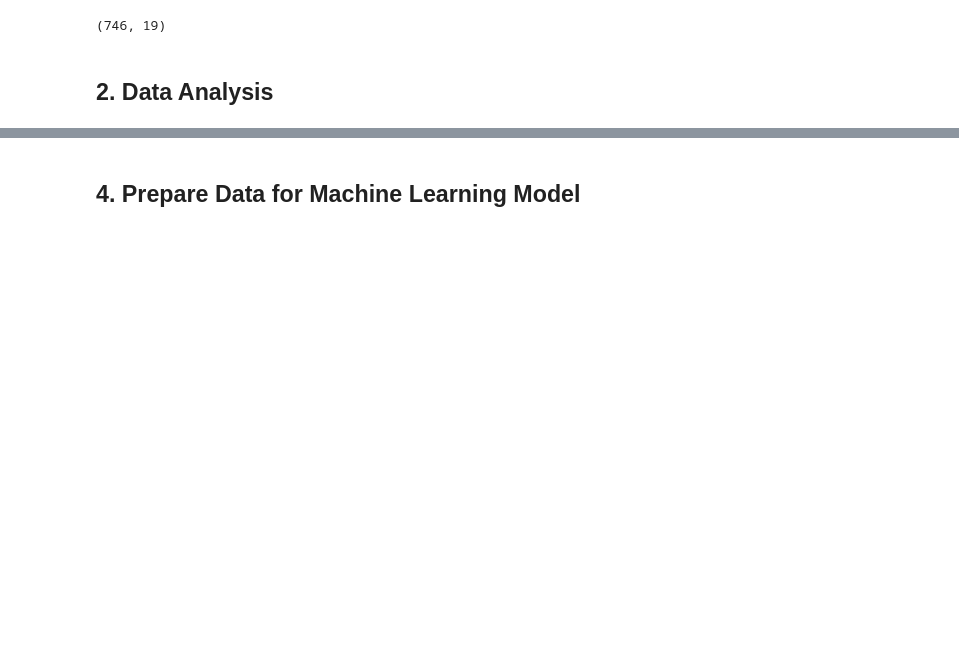
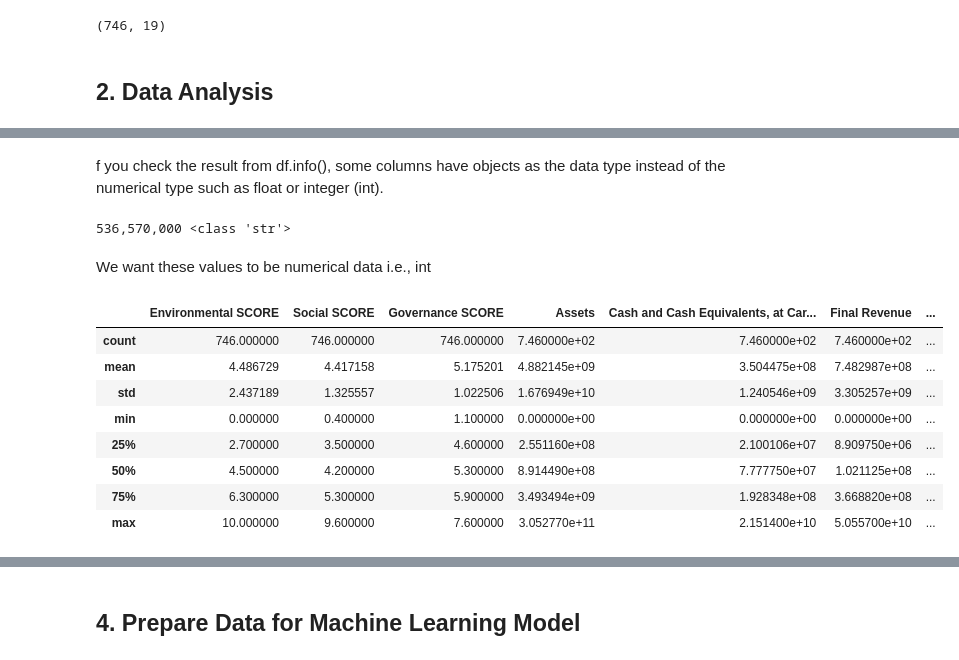
Before and after one commit to P-Ras/IFTE0014, a Jupyter notebook: Week7/ML_Predict_ESG_Stock.ipynb, the cells around one changed output, grey strips where cells are left out. Drawn from its saved outputs; the diff is of its cells as text; code cells hidden in the pictures; blank space fills up the shorter version.

```diff
--- a/Week7/ML_Predict_ESG_Stock.ipynb
+++ b/Week7/ML_Predict_ESG_Stock.ipynb
@@ -63,0 +121,11 @@ df.describe()
+# %% [markdown]
+f you check the result from df.info(), some columns have objects as the data type instead of the numerical type such as float or integer (int).
+# %%
+# Let's check the first row of column 'Assets'
+# we can see that type(var) gives Strinng data types
+
+print(df.Assets[0], <>(df.Assets[0]))
+# %% [output]
+536,570,000 <class 'str'>
+# %% [markdown]
+We want these values to be numerical data i.e., int
@@ -64,3 +154,16 @@ df.describe()
+# %%
+# run .describe() to check the data types again
+df.<>
+# %% [output]
+|  | Environmental SCORE | Social SCORE | Governance SCORE | Assets | Cash and Cash Equivalents, at Car... | Final Revenue | ... |
+| count | 746.000000 | 746.000000 | 746.000000 | 7.460000e+02 | 7.460000e+02 | 7.460000e+02 | ... |
+| mean | 4.486729 | 4.417158 | 5.175201 | 4.882145e+09 | 3.504475e+08 | 7.482987e+08 | ... |
+| std | 2.437189 | 1.325557 | 1.022506 | 1.676949e+10 | 1.240546e+09 | 3.305257e+09 | ... |
+| min | 0.000000 | 0.400000 | 1.100000 | 0.000000e+00 | 0.000000e+00 | 0.000000e+00 | ... |
+| 25% | 2.700000 | 3.500000 | 4.600000 | 2.551160e+08 | 2.100106e+07 | 8.909750e+06 | ... |
+| 50% | 4.500000 | 4.200000 | 5.300000 | 8.914490e+08 | 7.777750e+07 | 1.021125e+08 | ... |
+| 75% | 6.300000 | 5.300000 | 5.900000 | 3.493494e+09 | 1.928348e+08 | 3.668820e+08 | ... |
+| max | 10.000000 | 9.600000 | 7.600000 | 3.052770e+11 | 2.151400e+10 | 5.055700e+10 | ... |
 # %%
 df.describe(exclude=[np.number])
 # %% [output]
```
Also changed, not shown: parts of 59 cells of this notebook.
